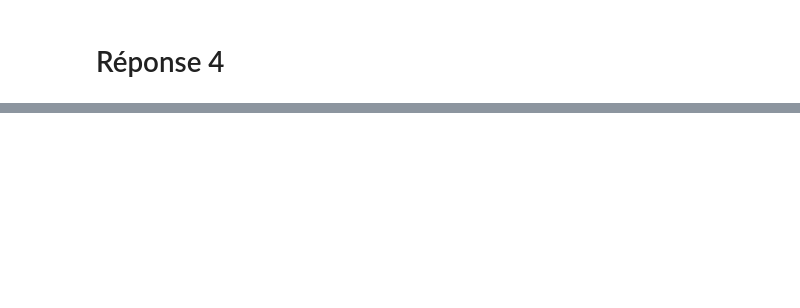
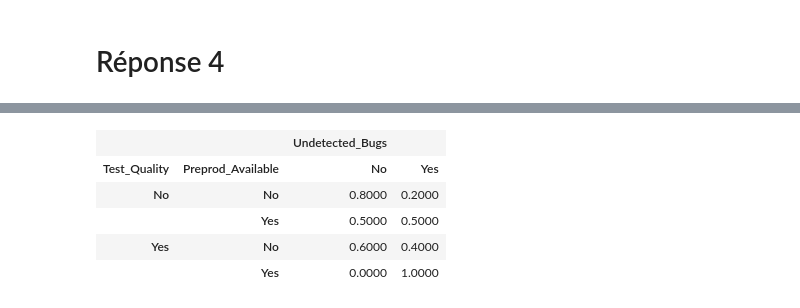
Before and after one commit to EtherNeil/Bayesian-Network, a Jupyter notebook: notebook.ipynb, the cells around one changed output, grey strips where cells are left out. Cells and saved outputs as stored; diff of their text form; code cells hidden in the pictures; blank space fills up the shorter version.

```diff
--- a/notebook.ipynb
+++ b/notebook.ipynb
@@ -275,0 +426,35 @@ Implémentez votre modèle avec pyAgrum, et montrez la "qualité" de votre modè
+# %%
+p_preprod_no = 0.5
+p_testqual_no = 0.6
+
+states_preprod = ["No", "Yes"]
+states_testqual = ["No", "Yes"]
+
+cpt_undetected_bugs = []
+
+for preprod_state in states_preprod:
+    for testqual_state in states_testqual:
+        # Détermine p1 selon preprod_state
+        p1 = p_preprod_no if (preprod_state == "No") else 0.0
+        # Détermine p2 selon testqual_state
+        p2 = p_testqual_no if (testqual_state == "No") else 0.0
+
+        p_no = (1 - p1) * (1 - p2)
+        p_yes = 1 - p_no
+
+        cpt_undetected_bugs.append([
+            preprod_state, testqual_state, p_yes, p_no
+        ])
+
+undetected_bugs_flat = []
+for row in cpt_undetected_bugs:
+    undetected_bugs_flat.extend([row[2], row[3]])
+
+bn.cpt("Undetected_Bugs").fillWith(undetected_bugs_flat)
+# %% [output]
+|  |  | Undetected_Bugs |  |
+| Test_Quality | Preprod_Available | No | Yes |
+| No | No | 0.8000 | 0.2000 |
+|  | Yes | 0.5000 | 0.5000 |
+| Yes | No | 0.6000 | 0.4000 |
+|  | Yes | 0.0000 | 1.0000 |
```
Also changed, not shown: parts of 5 cells of this notebook.
